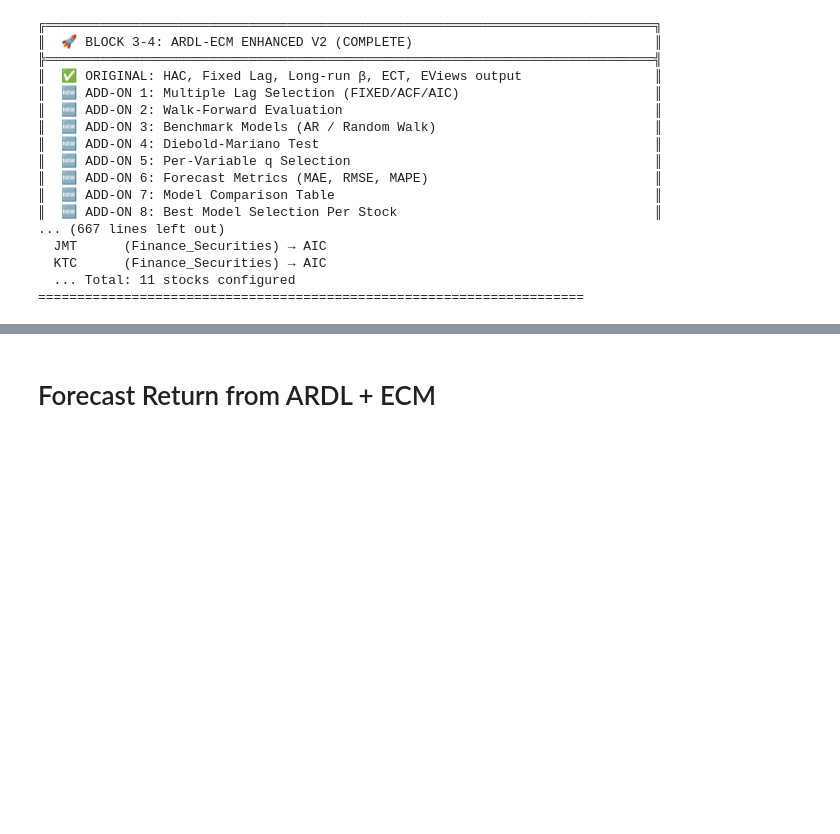
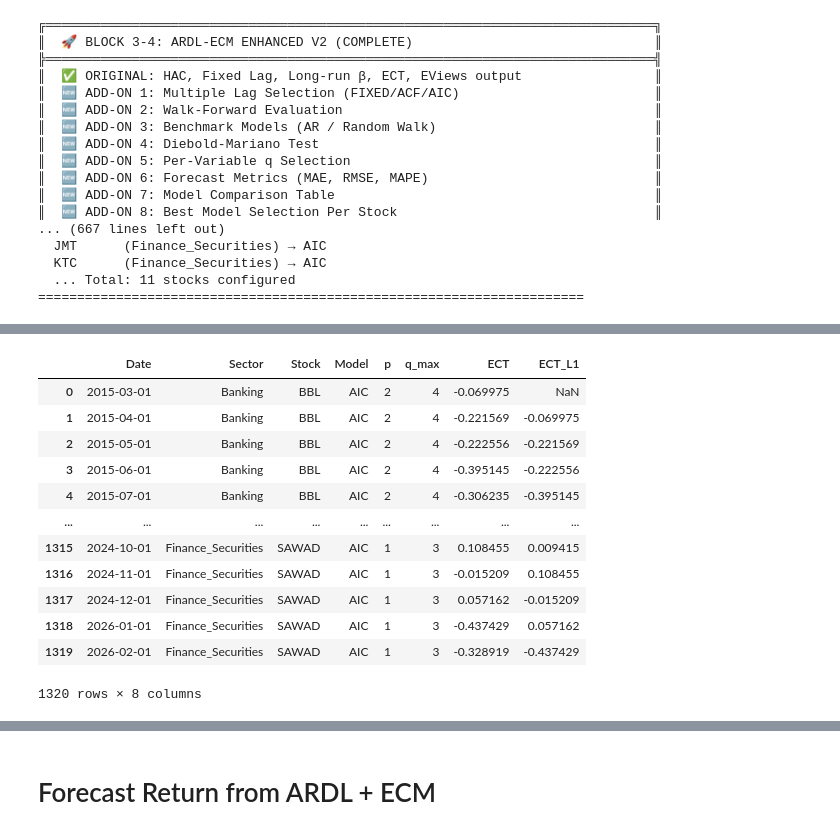
Before and after one commit to FulinQ/AQT, a Jupyter notebook: Thai/Thai Update/Deep Learning Regressor Progress5.ipynb, the cells around one changed output, grey strips where cells are left out. Cells and saved outputs as stored; diff of their text form; code cells hidden in the pictures; blank space fills up the shorter version.

```diff
--- a/Thai/Thai Update/Deep Learning Regressor Progress5.ipynb
+++ b/Thai/Thai Update/Deep Learning Regressor Progress5.ipynb
@@ -2917,3 +2907,19 @@ if data_for_ect is not None:
+# %%
+df_ect_long
+# %% [output]
+|  | Date | Sector | Stock | Model | p | q_max | ECT | ECT_L1 |
+| 0 | 2015-03-01 | Banking | BBL | AIC | 2 | 4 | -0.069975 | NaN |
+| 1 | 2015-04-01 | Banking | BBL | AIC | 2 | 4 | -0.221569 | -0.069975 |
+| 2 | 2015-05-01 | Banking | BBL | AIC | 2 | 4 | -0.222556 | -0.221569 |
+| 3 | 2015-06-01 | Banking | BBL | AIC | 2 | 4 | -0.395145 | -0.222556 |
+| 4 | 2015-07-01 | Banking | BBL | AIC | 2 | 4 | -0.306235 | -0.395145 |
+| ... | ... | ... | ... | ... | ... | ... | ... | ... |
+| 1315 | 2024-10-01 | Finance_Securities | SAWAD | AIC | 1 | 3 | 0.108455 | 0.009415 |
+| 1316 | 2024-11-01 | Finance_Securities | SAWAD | AIC | 1 | 3 | -0.015209 | 0.108455 |
+| 1317 | 2024-12-01 | Finance_Securities | SAWAD | AIC | 1 | 3 | 0.057162 | -0.015209 |
+| 1318 | 2026-01-01 | Finance_Securities | SAWAD | AIC | 1 | 3 | -0.437429 | 0.057162 |
+| 1319 | 2026-02-01 | Finance_Securities | SAWAD | AIC | 1 | 3 | -0.328919 | -0.437429 |
+1320 rows × 8 columns
 # %%
 # ============================================================
 # 🔍 DEBUG: Best Model Selection (Robust to column names)
```
Also changed, not shown: parts of 26 cells of this notebook, 5 other files.
